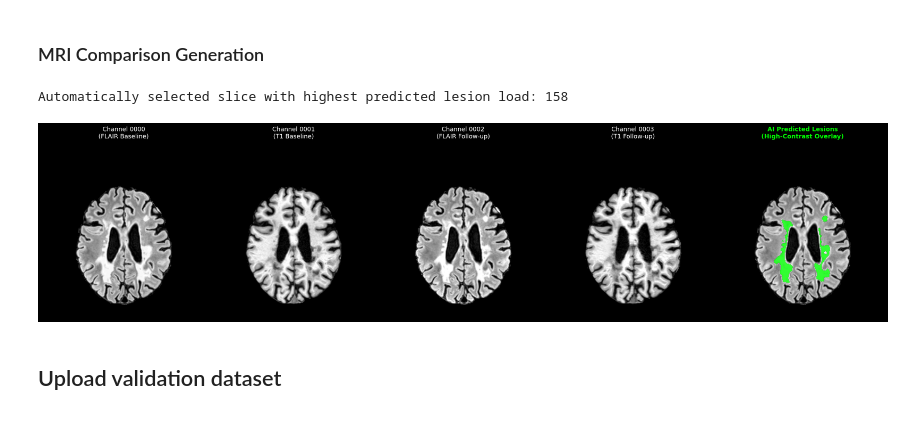
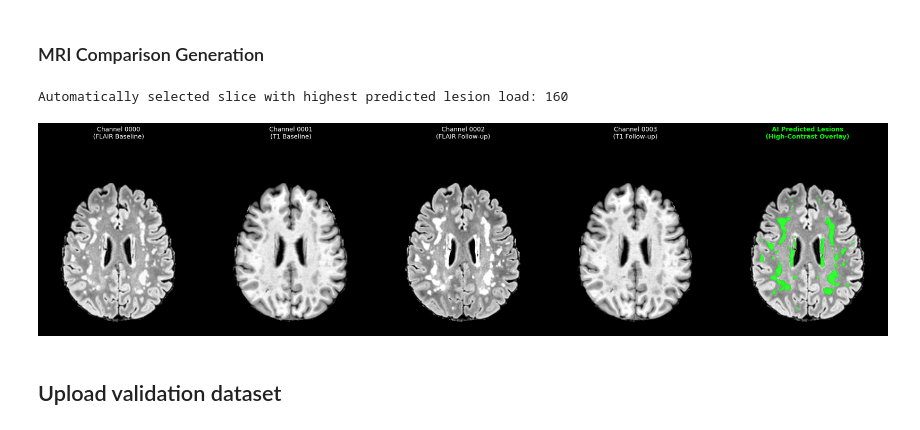
Before and after one commit to navasi/mslesions-nnunetv2, a Jupyter notebook: src/Pipeline and Validation MS.ipynb, the cells around one changed output. Drawn from its saved outputs; the diff is of its cells as text; code cells hidden in the pictures.

```diff
--- a/src/Pipeline and Validation MS.ipynb
+++ b/src/Pipeline and Validation MS.ipynb
@@ -185,38 +245,0 @@ Se han truncado las últimas 5000 líneas del flujo de salida.
-# %%
-# Load data
-with open('/content/nnUNet_results/Dataset001_MSLesions/nnUNetTrainer__nnUNetPlans__3d_fullres/fold_0/validation/summary.json') as f:
-    data = json.load(f)
-
-# Metrics per case
-cases = []
-for case in data['metric_per_case']:
-    case_id = case['prediction_file'].split('/')[-1].replace('.nii.gz', '')
-    cases.append({
-        'Case': case_id,
-        'Dice_Total': case['metrics']['1']['Dice'],
-        'Dice_New': case['metrics']['2']['Dice'],
-        'Volume_Total': case['metrics']['1']['n_ref']
-    })
-
-df = pd.DataFrame(cases)
-
-# Class comparison boxplot
-plt.figure(figsize=(10, 6))
-sns.set_style("whitegrid")
-df_melted = df.melt(value_vars=['Dice_Total', 'Dice_New'], var_name='Class', value_name='Dice Score')
-ax = sns.boxplot(x='Class', y='Dice Score', data=df_melted, palette='Set2', showmeans=True)
-sns.stripplot(x='Class', y='Dice Score', data=df_melted, color=".3", alpha=0.5)
-plt.title('Dice Score Distribution by Class (n=70)', fontsize=14)
-plt.xticks([0, 1], [' Total Lesions (C1)', 'New Lesions (C2)'])
-plt.savefig('boxplot_dice_classes.png', dpi=300)
-plt.show()
-
-# Volume vs. precision correlation ("Small Object Problem")
-plt.figure(figsize=(10, 6))
-sns.regplot(x='Volume_Total', y='Dice_Total', data=df, scatter_kws={'alpha':0.5}, line_kws={'color':'red'})
-plt.xscale('log')
-plt.title('Correlation: Lesion Volume vs Dice Score', fontsize=14)
-plt.xlabel('Volumen of Reference (n_voxels - log scale)')
-plt.ylabel('Dice Score (Class 1)')
-plt.savefig('correlation_vol_dice.png', dpi=300)
-plt.show()
@@ -229,14 +350,9 @@ Passing `palette` without assigning `hue` is deprecated and will be removed in v
 # %% [markdown]
 ### MRI Comparison Generation
 # %%
-import os
-import nibabel as nib
-import matplotlib.pyplot as plt
-import numpy as np
-from matplotlib.colors import LinearSegmentedColormap
 
 DATA_DIR = '/content/'
-CASE_ID = 'FIS06201'  # To be changed for any other file or path
+CASE_ID = 'MSVIS00305'  # To be changed for any other file or path
 
 ch0_path = os.path.join(DATA_DIR, f'{CASE_ID}_0000.nii')
 ch1_path = os.path.join(DATA_DIR, f'{CASE_ID}_0001.nii')
@@ -280,35 +396,35 @@ titles = [
 for i in range(4):
     slice_to_show = np.rot90(images[i][:, :, best_slice])
     vmin, vmax = get_contrast_limits(slice_to_show)
 
     axes[i].imshow(slice_to_show, cmap='gray', vmin=vmin, vmax=vmax)
     axes[i].set_title(titles[i], fontsize=13, color='white', pad=10)
 
 # Column 5: High-Contrast Overlay (AI Prediction on FLAIR Baseline)
 flair_bg = np.rot90(img_0[:, :, best_slice])
 vmin_f, vmax_f = get_contrast_limits(flair_bg)
 
 # Base structural image
 axes[4].imshow(flair_bg, cmap='gray', vmin=vmin_f, vmax=vmax_f)
 
 # Processed mask overlay
 pred_mask = np.rot90(img_pred[:, :, best_slice])
 masked_pred = np.ma.masked_where(pred_mask == 0, pred_mask)
 
 # Overlaying with solid color and perfect transparency alpha
 axes[4].imshow(masked_pred, cmap=cmap_ai, alpha=0.8)
 axes[4].set_title('AI Predicted Lesions\n(High-Contrast Overlay)', fontsize=13, color='lime', pad=10, weight='bold')
 
 # Clean up layout axes
 for ax in axes:
     ax.axis('off')
 
 plt.tight_layout()
 plt.savefig(f'high_contrast_prediction_{CASE_ID}.png', dpi=300, bbox_inches='tight', facecolor=fig.get_facecolor())
 plt.show()
 # %% [output]
-Automatically selected slice with highest predicted lesion load: 158
+Automatically selected slice with highest predicted lesion load: 160
-[figure, old version]
+[figure, new version]
 # %% [markdown]
 ## Upload validation dataset
 # %%
```
Also changed, not shown: parts of 22 cells of this notebook, 15 other files.
